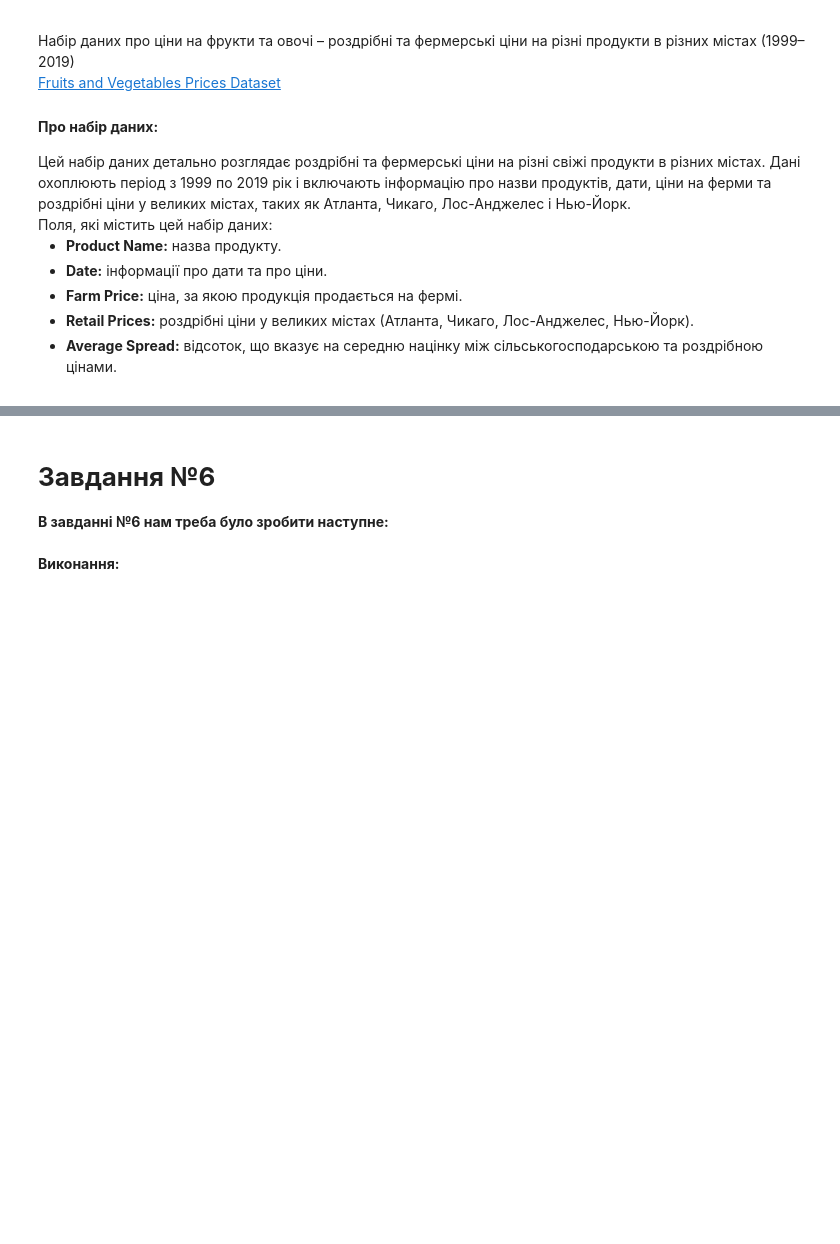
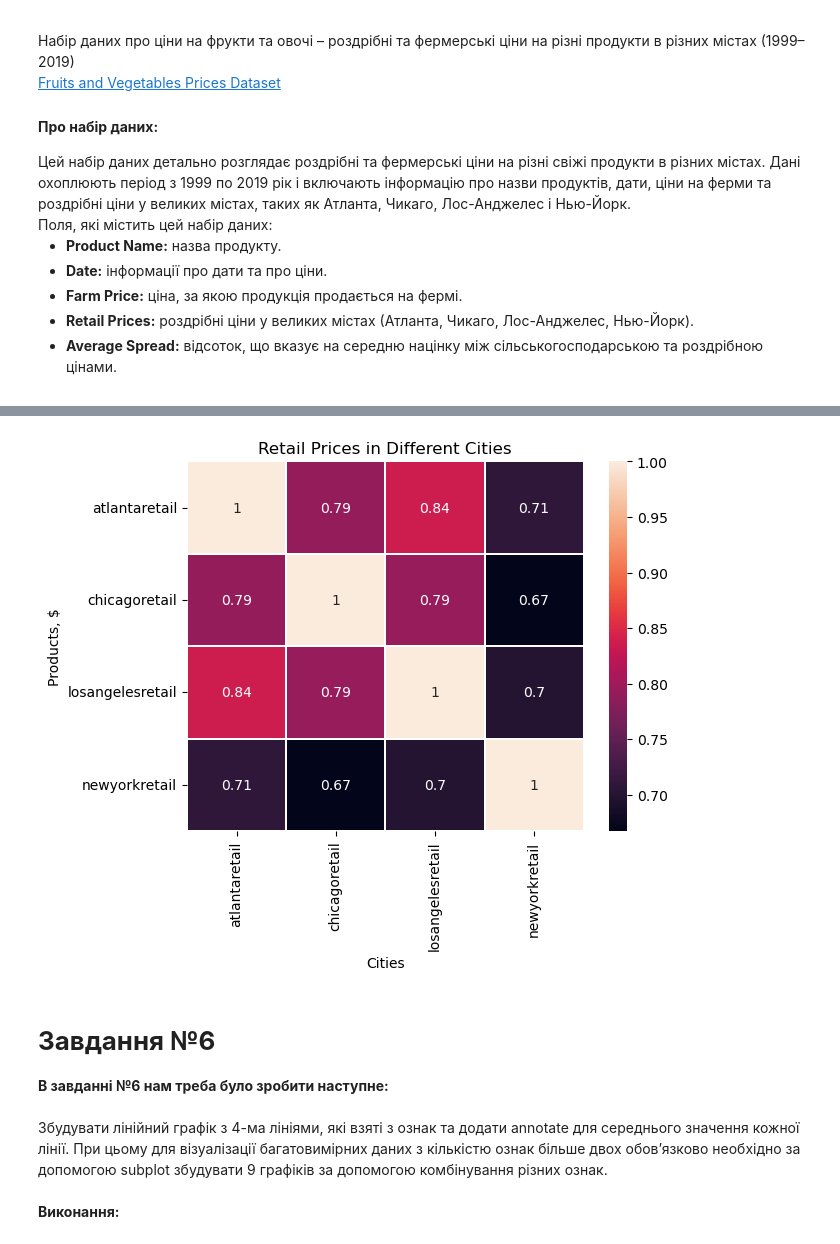
Before and after one commit to Soff4/course-work-products, a Jupyter notebook: main.ipynb, the cells around one changed output, grey strips where cells are left out. Cells and saved outputs as stored; diff of their text form; code cells hidden in the pictures; blank space fills up the shorter version.

```diff
--- a/main.ipynb
+++ b/main.ipynb
@@ -934,10 +913,20 @@ class ProductAnalyze:
+# %%
+df = dataframe.iloc[:, 2:6].corr()
+sns.heatmap(data=df, cmap='rocket', annot=True, linewidths=.2)
+plt.xlabel('Cities')
+plt.ylabel('Products, $')
+plt.xticks(rotation=90)
+plt.title('Retail Prices in Different Cities')
+plt.show()
+# %% [output]
+[figure, added]
 # %% [markdown]
 <div>
     <h1>
         <b>Завдання №6</b>
     </h1>
     <span>
-        <b>В завданні №6 нам треба було зробити наступне:</b>
+        <b>В завданні №6 нам треба було зробити наступне:</b><br><br>Збудувати лінійний графік з 4-ма лініями, які взяті з ознак та додати annotate для середнього значення кожної лінії. При цьому для візуалізації багатовимірних даних з кількістю ознак більше двох обов’язково необхідно за допомогою subplot збудувати 9 графіків за допомогою комбінування різних ознак.
     </span>
     <br>
     <br>
```
Also changed, not shown: parts of 29 cells of this notebook, 1 other file.
